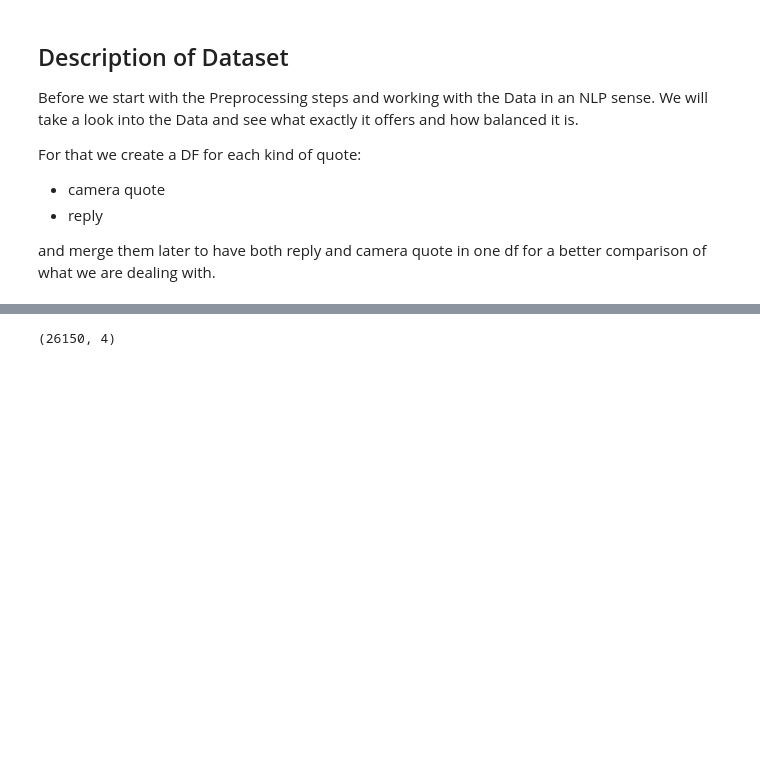
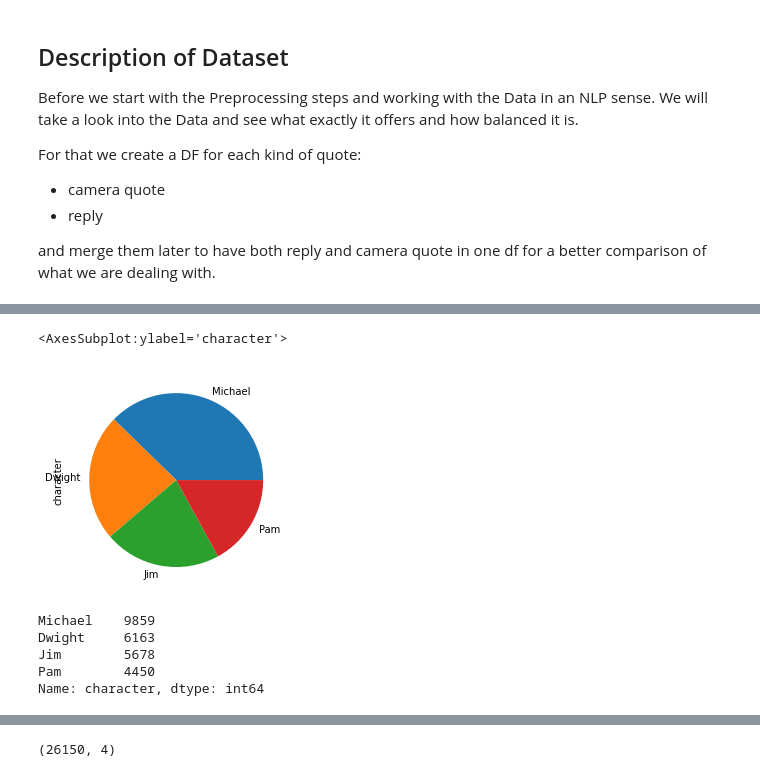
Before and after one commit to kiubb02/NLP_TheOffice_Project, a Jupyter notebook: main.ipynb, the cells around one changed output, grey strips where cells are left out. Drawn from its saved outputs; the diff is of its cells as text; code cells hidden in the pictures; blank space fills up the shorter version.

```diff
--- a/main.ipynb
+++ b/main.ipynb
@@ -36,0 +79,13 @@ import re
+# %%
+char_count.plot(kind="pie")
+# %% [output]
+<AxesSubplot:ylabel='character'>
+[figure, added]
+# %%
+char_count
+# %% [output]
+Michael    9859
+Dwight     6163
+Jim        5678
+Pam        4450
+Name: character, dtype: int64
```
Also changed, not shown: parts of 82 cells of this notebook.
